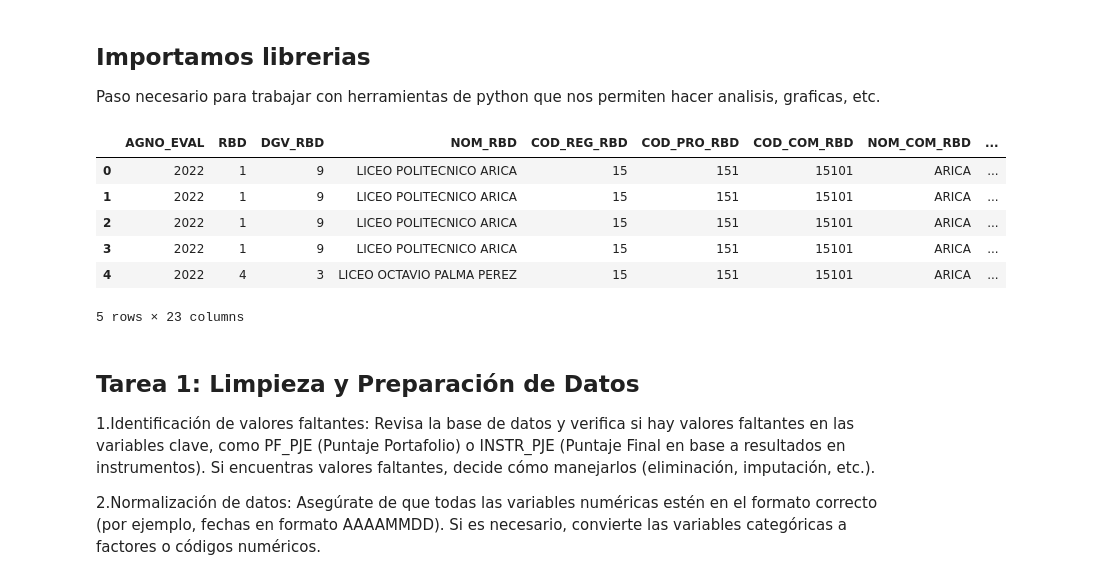
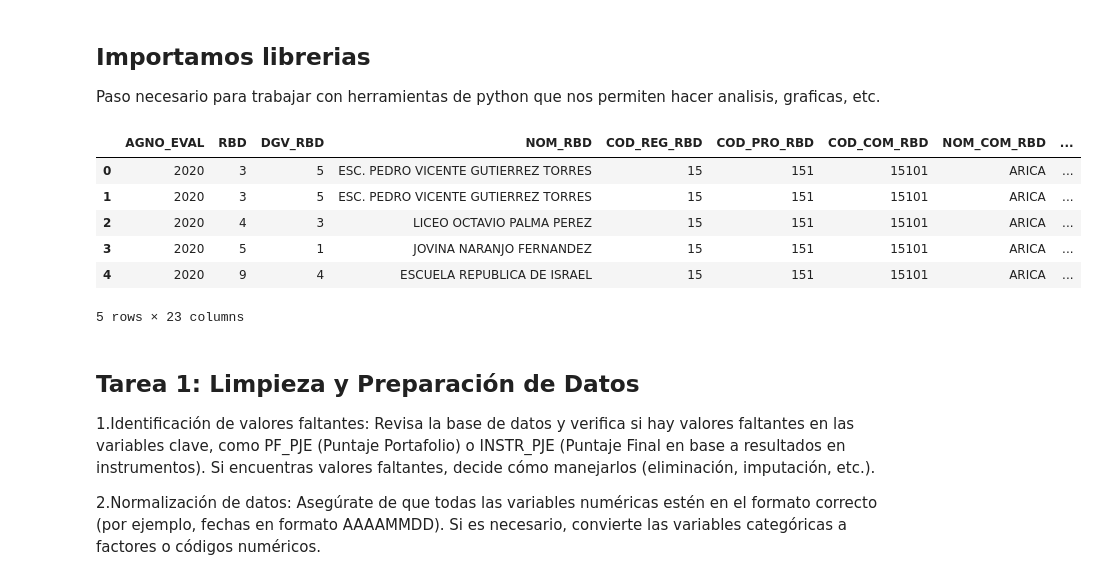
Before and after one commit to PalomoMT/Docentes, a Jupyter notebook: Analisis.ipynb, the cells around one changed output. Drawn from its saved outputs; the diff is of its cells as text; code cells hidden in the pictures.

```diff
--- a/Analisis.ipynb
+++ b/Analisis.ipynb
@@ -8,13 +9,13 @@ import matplotlib.pyplot as plt
 # %%
-df = pd.read_csv("20240429_EVALUACION_DOCENTE_2022_PUBL.csv",sep=";") #Creamos dataframe con datos
+df = pd.read_csv("20211220_EVALUACION_DOCENTE_2020_20210707_PUBL.csv",sep=";") #Creamos dataframe con datos
 df.head(5) # Visualizamos las primeras 5 filas del dataframe para ver los datos
 # %% [output]
 |  | AGNO_EVAL | RBD | DGV_RBD | NOM_RBD | COD_REG_RBD | COD_PRO_RBD | COD_COM_RBD | NOM_COM_RBD | ... |
-| 0 | 2022 | 1 | 9 | LICEO POLITECNICO ARICA | 15 | 151 | 15101 | ARICA | ... |
-| 1 | 2022 | 1 | 9 | LICEO POLITECNICO ARICA | 15 | 151 | 15101 | ARICA | ... |
-| 2 | 2022 | 1 | 9 | LICEO POLITECNICO ARICA | 15 | 151 | 15101 | ARICA | ... |
-| 3 | 2022 | 1 | 9 | LICEO POLITECNICO ARICA | 15 | 151 | 15101 | ARICA | ... |
-| 4 | 2022 | 4 | 3 | LICEO OCTAVIO PALMA PEREZ | 15 | 151 | 15101 | ARICA | ... |
+| 0 | 2020 | 3 | 5 | ESC. PEDRO VICENTE GUTIERREZ TORRES | 15 | 151 | 15101 | ARICA | ... |
+| 1 | 2020 | 3 | 5 | ESC. PEDRO VICENTE GUTIERREZ TORRES | 15 | 151 | 15101 | ARICA | ... |
+| 2 | 2020 | 4 | 3 | LICEO OCTAVIO PALMA PEREZ | 15 | 151 | 15101 | ARICA | ... |
+| 3 | 2020 | 5 | 1 | JOVINA NARANJO FERNANDEZ | 15 | 151 | 15101 | ARICA | ... |
+| 4 | 2020 | 9 | 4 | ESCUELA REPUBLICA DE ISRAEL | 15 | 151 | 15101 | ARICA | ... |
 5 rows × 23 columns
 # %% [markdown]
 ## Tarea 1: Limpieza y Preparación de Datos
```
Also changed, not shown: parts of 8 cells of this notebook, 3 other files.
